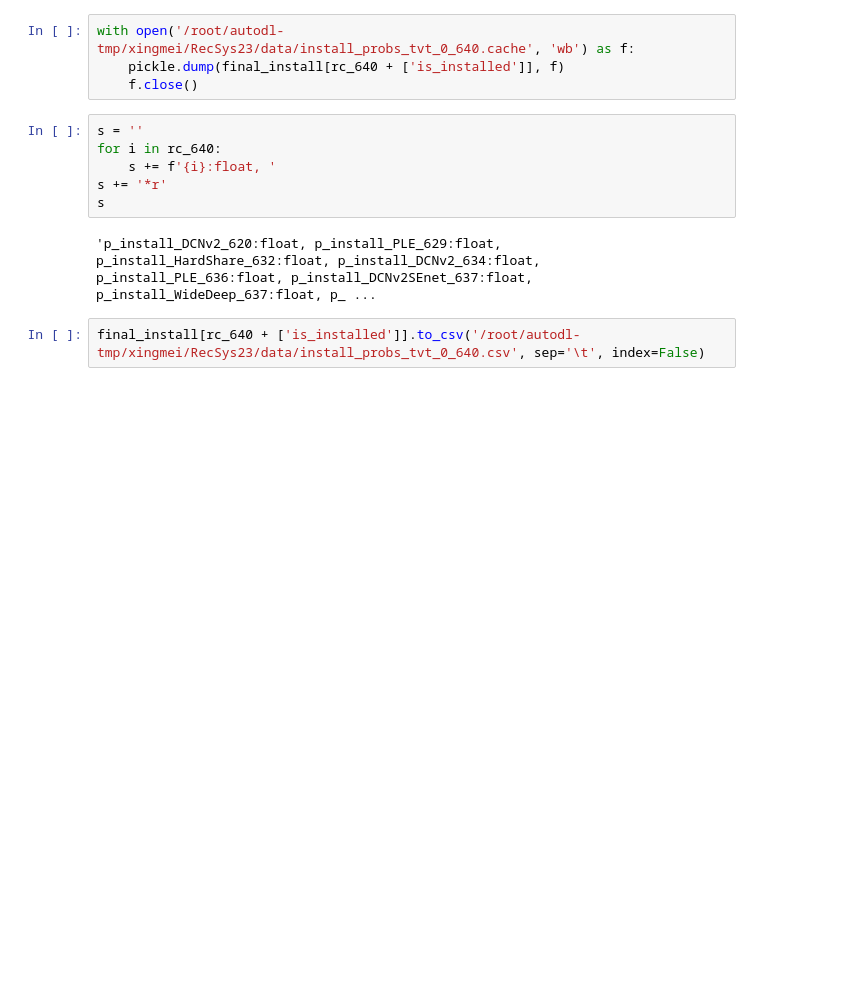
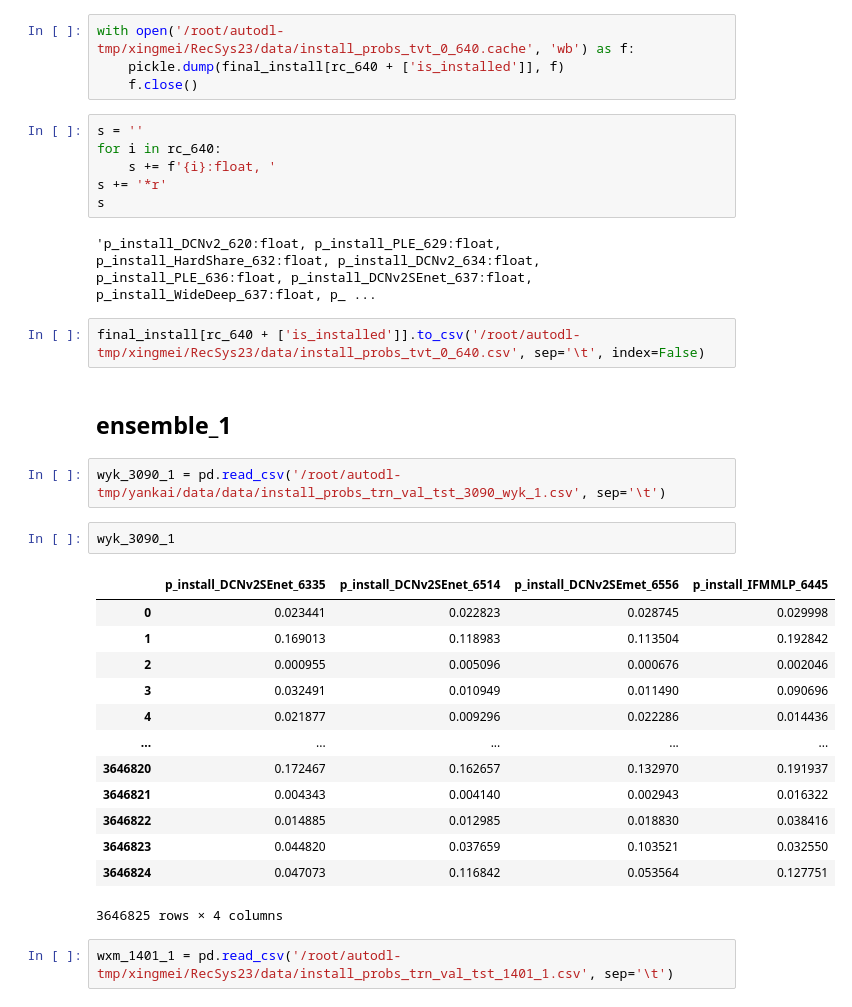
Before and after one commit to pepsi2222/RecSys-Challenge-23, a Jupyter notebook: ensemble/ensemble1.ipynb, the cells around one changed output. Drawn from its saved outputs; the diff is of its cells as text; blank space fills up the shorter version.

```diff
--- a/ensemble/ensemble1.ipynb
+++ b/ensemble/ensemble1.ipynb
@@ -416,3 +416,25 @@ s
 'p_install_DCNv2_620:float, p_install_PLE_629:float, p_install_HardShare_632:float, p_install_DCNv2_634:float, p_install_PLE_636:float, p_install_DCNv2SEnet_637:float, p_install_WideDeep_637:float, p_ ...
 # %%
 final_install[rc_640 + ['is_installed']].to_csv('/root/autodl-tmp/xingmei/RecSys23/data/install_probs_tvt_0_640.csv', sep='\t', index=False)
+# %% [markdown]
+## ensemble_1
+# %%
+wyk_3090_1 = pd.read_csv('/root/autodl-tmp/yankai/data/data/install_probs_trn_val_tst_3090_wyk_1.csv', sep='\t')
+# %%
+wyk_3090_1
+# %% [output]
+|  | p_install_DCNv2SEnet_6335 | p_install_DCNv2SEnet_6514 | p_install_DCNv2SEmet_6556 | p_install_IFMMLP_6445 |
+| 0 | 0.023441 | 0.022823 | 0.028745 | 0.029998 |
+| 1 | 0.169013 | 0.118983 | 0.113504 | 0.192842 |
+| 2 | 0.000955 | 0.005096 | 0.000676 | 0.002046 |
+| 3 | 0.032491 | 0.010949 | 0.011490 | 0.090696 |
+| 4 | 0.021877 | 0.009296 | 0.022286 | 0.014436 |
+| ... | ... | ... | ... | ... |
+| 3646820 | 0.172467 | 0.162657 | 0.132970 | 0.191937 |
+| 3646821 | 0.004343 | 0.004140 | 0.002943 | 0.016322 |
+| 3646822 | 0.014885 | 0.012985 | 0.018830 | 0.038416 |
+| 3646823 | 0.044820 | 0.037659 | 0.103521 | 0.032550 |
+| 3646824 | 0.047073 | 0.116842 | 0.053564 | 0.127751 |
+3646825 rows × 4 columns
+# %%
+wxm_1401_1 = pd.read_csv('/root/autodl-tmp/xingmei/RecSys23/data/install_probs_trn_val_tst_1401_1.csv', sep='\t')
```
Also changed, not shown: parts of 68 cells of this notebook, 10 other files.
